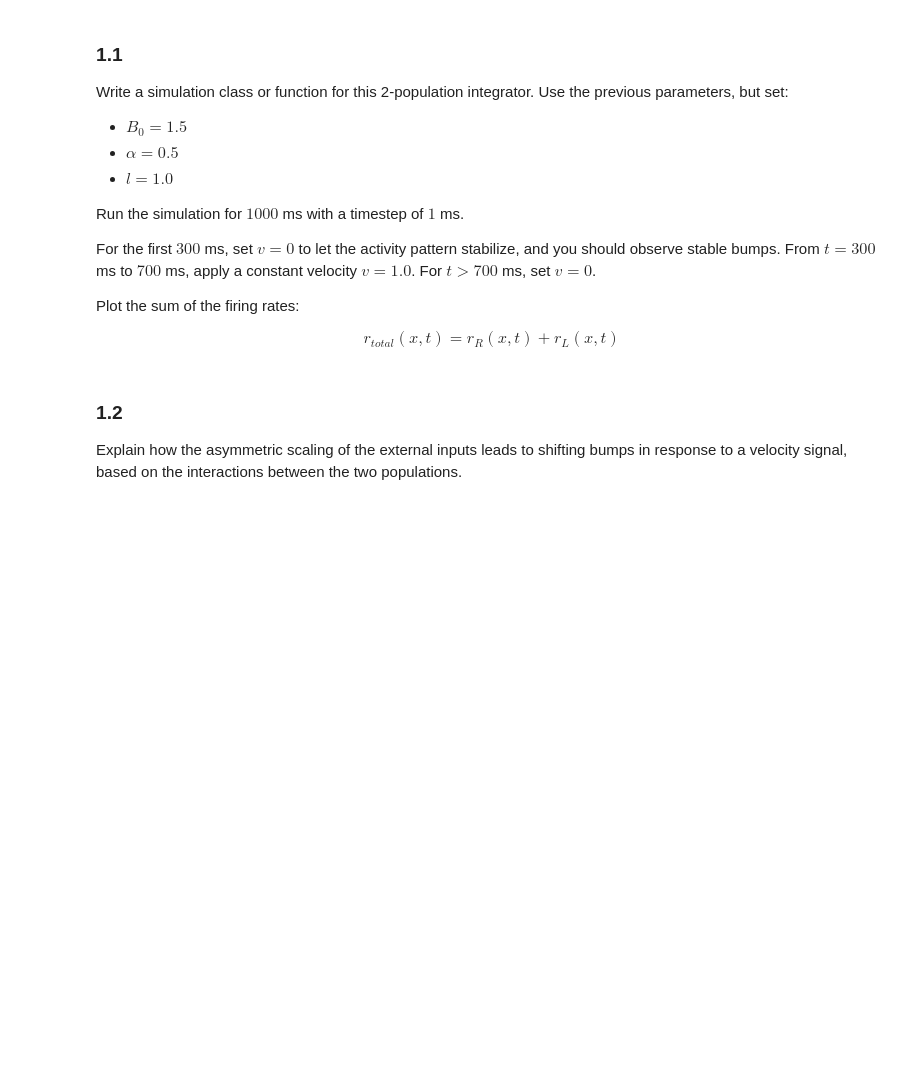
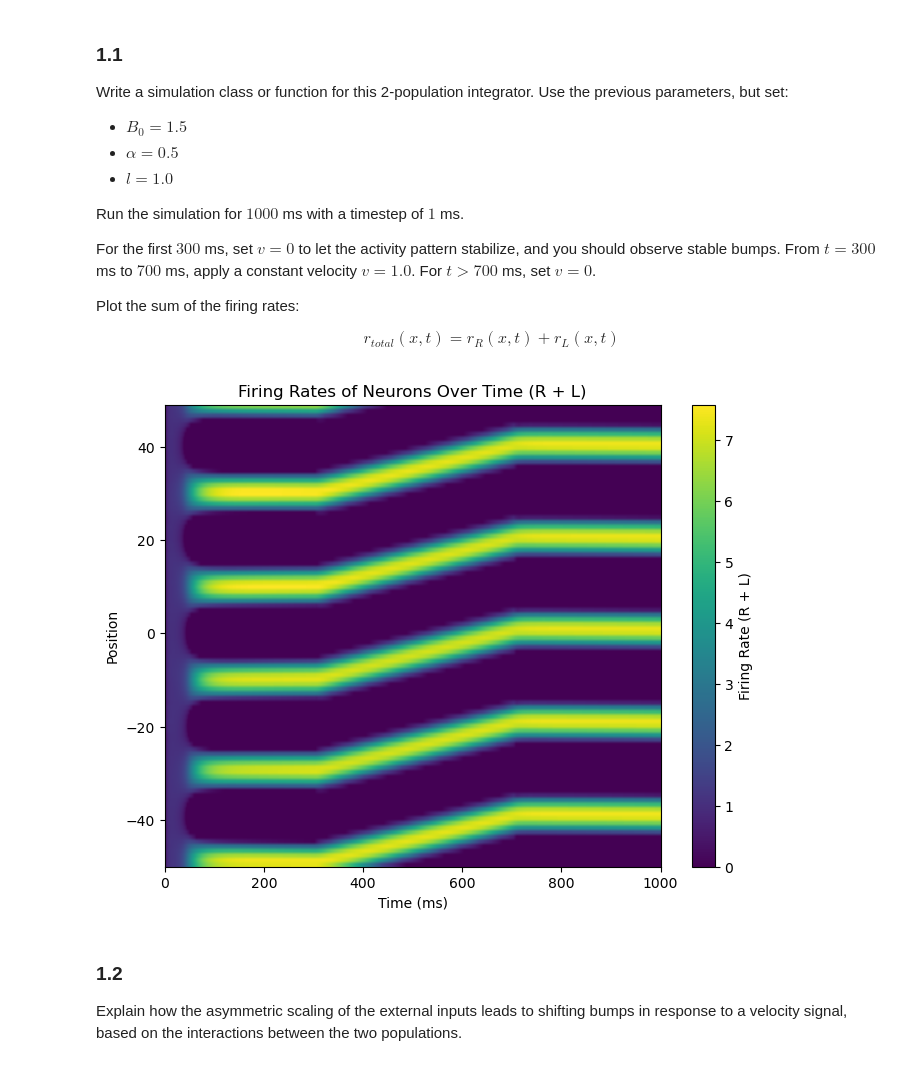
Before and after one commit to guenzi/nx465-miniproject2, a Jupyter notebook: Spatial_Navigation_using_Grid_Cells.ipynb, the cells around one changed output. Cells and saved outputs as stored; diff of their text form; code cells hidden in the pictures; blank space fills up the shorter version.

```diff
--- a/Spatial_Navigation_using_Grid_Cells.ipynb
+++ b/Spatial_Navigation_using_Grid_Cells.ipynb
@@ -229,6 +229,60 @@ Plot the sum of the firing rates:
 $$
 r_{total}(x,t) = r_R(x,t) + r_L(x,t)
 $$
+# %%
+B0 = 1.5
+alpha = 0.5
+l = 1.0
+dt = 1.0 # ms
+tau = 10.0 # ms
+n_steps = 1000
+x = np.linspace(-M/2, M/2, M, endpoint=False)
+
+rng = np.random.default_rng(seed=42)
+s_R = rng.uniform(0, 0.1, size=M) # potentials for R
+s_L = rng.uniform(0, 0.1, size=M) # potentials for L
+
+W_R = mexican_hat_1d(x - l, A_exc, sigma_exc, A_inh, sigma_inh)
+W_L = mexican_hat_1d(x + l, A_exc, sigma_exc, A_inh, sigma_inh)
+
+r_history_R = np.zeros((n_steps, M)) # to store firing rates of R
+r_history_L = np.zeros((n_steps, M)) # to store firing rates of L
+
+for t in range(n_steps):
+
+    if t < 300:
+        v = 0.0
+    elif t <= 700:
+        v = 1.0
+    else:
+        v = 0.0
+
+    r_R = np.maximum(0, s_R) # firing rates for R
+    r_L = np.maximum(0, s_L) # firing rates for L
+
+    Irec = convolve1d(r_R, W_R, mode='wrap') + convolve1d(r_L, W_L, mode='wrap') # I
+
+    B_R = B0 * (1 + alpha * v) # external input for R
+    B_L = B0 * (1 - alpha * v) # external input for L
+
+    s_R = s_R + dt/tau * (-s_R + Irec + B_R) # Euler for R
+    s_L = s_L + dt/tau * (-s_L + Irec + B_L) # Euler for L
+
+    r_history_R[t] = r_R # store firing rates for R
+    r_history_L[t] = r_L # store firing rates for L
+
+r_history_tot = r_history_R + r_history_L
+
+# plot sum of firing rates
+plt.figure(figsize=(8, 6))
+plt.imshow(r_history_tot.T, aspect='auto', origin='lower', extent=[0, n_steps, x[0], x[-1]])
+plt.colorbar(label='Firing Rate (R + L)')
+plt.title('Firing Rates of Neurons Over Time (R + L)')
+plt.xlabel('Time (ms)')
+plt.ylabel('Position')
+plt.show()
+# %% [output]
+[figure, added]
 # %% [markdown]
 ### 1.2
 Explain how the asymmetric scaling of the external inputs leads to shifting bumps in response to a velocity signal, based on the interactions between the two populations.
```
Also changed, not shown: parts of 2 cells of this notebook, 1 other file.
